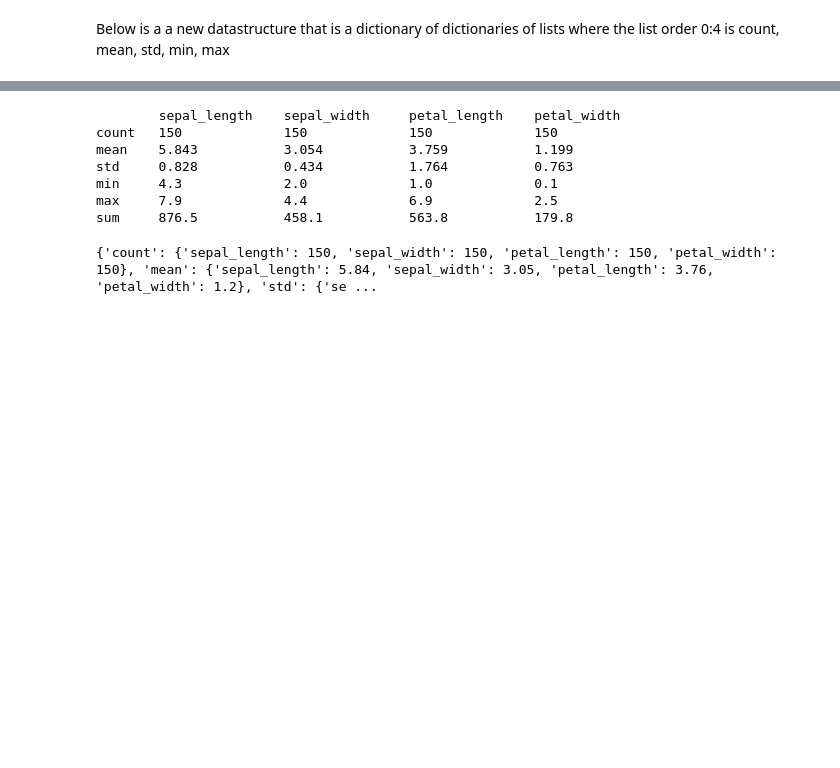
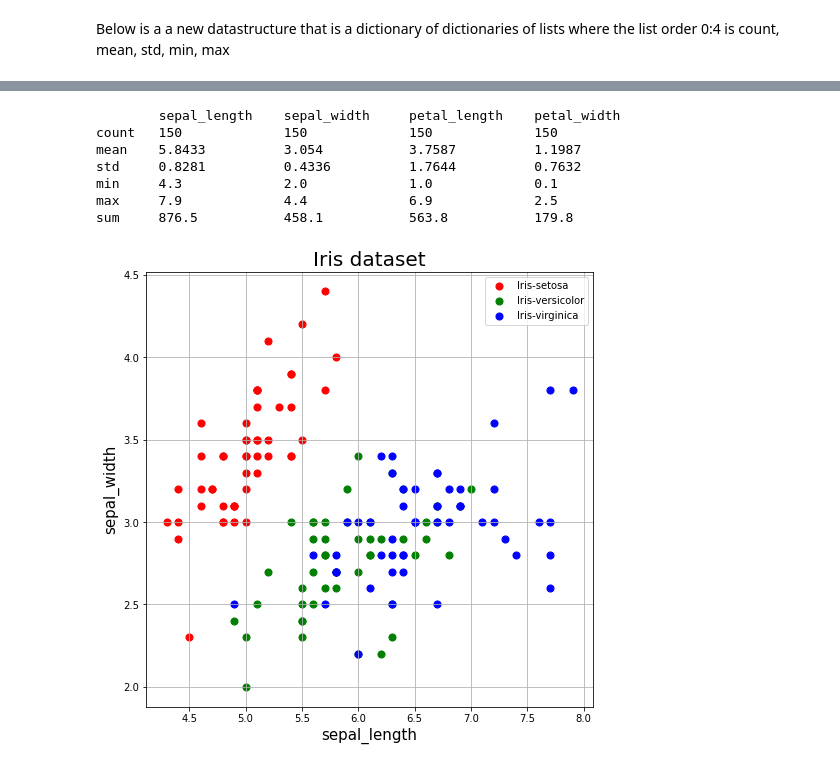
Before and after one commit to algostrat/a6, a Jupyter notebook: A6.ipynb, the cells around one changed output, grey strips where cells are left out. Saved outputs shown, nothing was run; the diff lists cells and outputs as text; code cells hidden in the pictures; blank space fills up the shorter version.

```diff
--- a/A6.ipynb
+++ b/A6.ipynb
@@ -180,19 +141,41 @@ Jane    3       87      97      75      64
 # %%
-print('\t'.join(['\tsepal_length','sepal_width','petal_length','petal_width']))
-for stat in df2:
-    print(stat,'\t',end="")
-    for attribute in df2[stat]:
-        print(df2[stat][attribute], end='\t\t')
-    print()
+def pretty_print(df):
+    print('\t'.join(['\tsepal_length','sepal_width','petal_length','petal_width']))
+    for stat in df:
+        print(stat,'\t',end="")
+        for attribute in df[stat]:
+            print(df[stat][attribute], end='\t\t')
+        print()
+
+pretty_print(df_stats)
 # %% [output]
         sepal_length    sepal_width     petal_length    petal_width
 count   150             150             150             150
-mean    5.843           3.054           3.759           1.199
-std     0.828           0.434           1.764           0.763
+mean    5.8433          3.054           3.7587          1.1987
+std     0.8281          0.4336          1.7644          0.7632
 min     4.3             2.0             1.0             0.1
 max     7.9             4.4             6.9             2.5
 sum     876.5           458.1           563.8           179.8
-# %%
-print(df2)
-# %% [output]
-{'count': {'sepal_length': 150, 'sepal_width': 150, 'petal_length': 150, 'petal_width': 150}, 'mean': {'sepal_length': 5.84, 'sepal_width': 3.05, 'petal_length': 3.76, 'petal_width': 1.2}, 'std': {'se ...
+# %%
+import matplotlib.pyplot as plt
+
+def plot(df, xattribute, yattribute):
+    fig = plt.figure(figsize = (8,8))
+    ax = fig.add_subplot(1,1,1)
+    ax.set_xlabel(xattribute, fontsize = 15)
+    ax.set_ylabel(yattribute, fontsize = 15)
+    ax.set_title('Iris dataset', fontsize = 20)
+    flowers = ['Iris-setosa', 'Iris-versicolor', 'Iris-virginica']
+    flowers1 = ['setosa', 'versicolor', 'virginica']
+    colors = ['r', 'g', 'b']
+    for flower, color in zip(flowers1,colors):
+        ax.scatter(df[flower][xattribute]
+                   , df[flower][yattribute]
+                   , c = color
+                   , s = 50)
+    ax.legend(flowers)
+    ax.grid()
+# %%
+plot(df, xattribute = 'sepal_length', yattribute = 'sepal_width')
+# %% [output]
+[figure, added]
```
Also changed, not shown: parts of 9 cells of this notebook.
